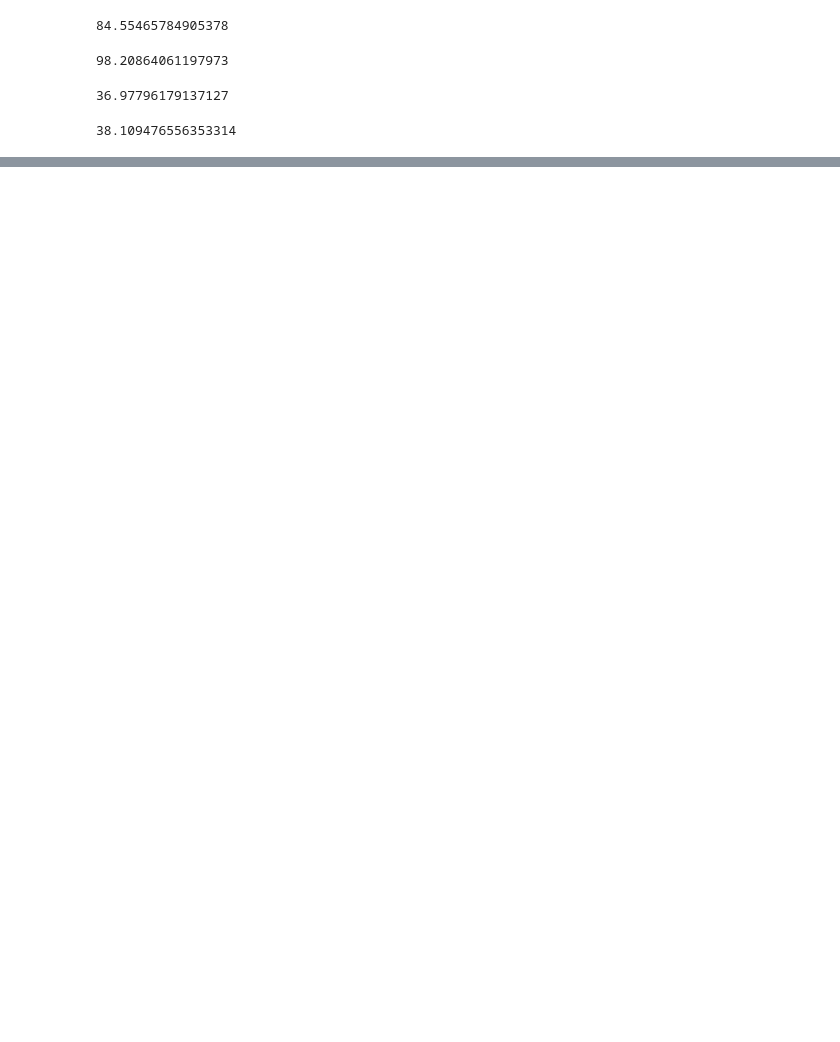
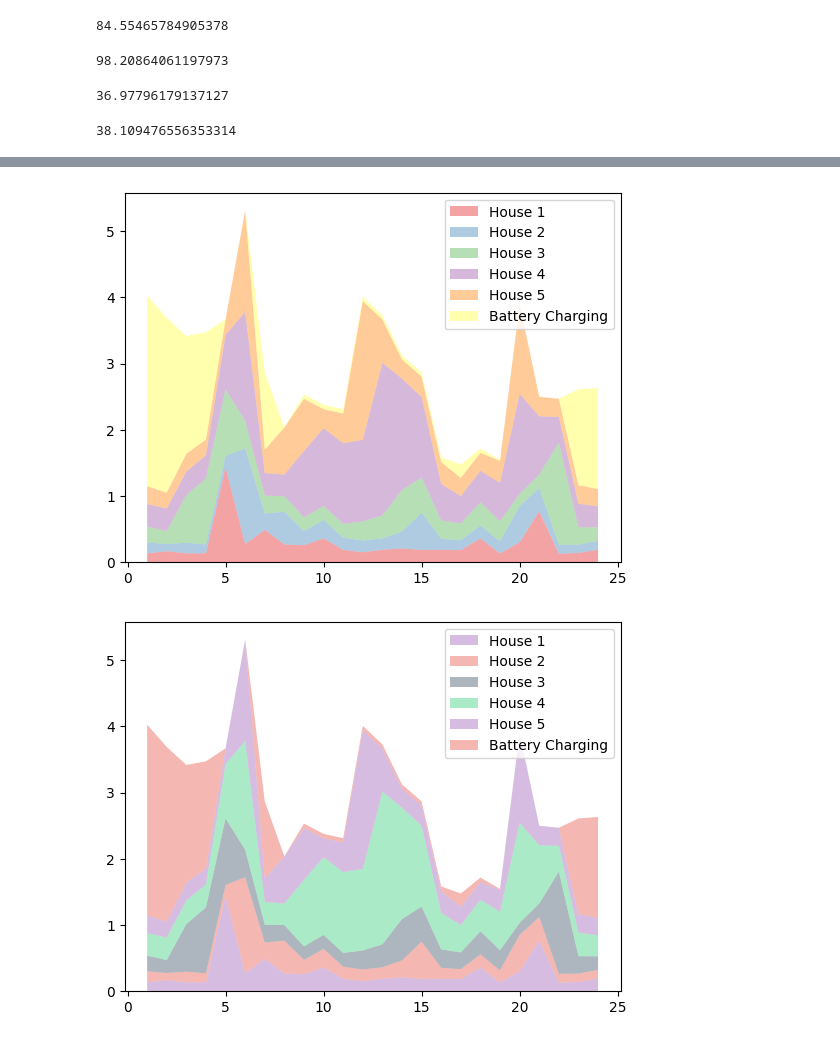
Before and after one commit to feelab-info/PROCSIM_ECs_Simulation_Scenarios, a Jupyter notebook: paper_experiments/Experiment2_EC_Optimization.ipynb, the cells around one changed output, grey strips where cells are left out. Drawn from its saved outputs; the diff is of its cells as text; code cells hidden in the pictures; blank space fills up the shorter version.

```diff
--- a/paper_experiments/Experiment2_EC_Optimization.ipynb
+++ b/paper_experiments/Experiment2_EC_Optimization.ipynb
@@ -892,0 +981,18 @@ print(pv_df.loc[pv_df.Netload > 0, 'Netload'].mean() / 1000*24)
+# %%
+x = range(1,24+1)
+y = [loadLimit[:, :, 0][0, :][:24], loadLimit[:, :, 0][1, :][:24], loadLimit[:, :, 0][2, :][:24], loadLimit[:, :, 0][3, :][:24], loadLimit[:, :, 0][4, :][:24], stor_ch_power.iloc[0][:24]]
+
+# use a known color palette
+pal = sns.color_palette("Set1")
+plt.stackplot(x,y, labels=['House 1','House 2','House 3', 'House 4', 'House 5', 'Battery Charging'], colors=pal, alpha=0.4 )
+plt.legend(loc='upper right')
+plt.show()
+
+# create your palette
+pal = ["#9b59b6", "#e74c3c", "#34495e", "#2ecc71"]
+plt.stackplot(x,y, labels=['House 1','House 2','House 3', 'House 4', 'House 5', 'Battery Charging'], colors=pal, alpha=0.4 )
+plt.legend(loc='upper right')
+plt.show()
+# %% [output]
+[figure, added]
+[figure, added]
```
Also changed, not shown: parts of 33 cells of this notebook, 1 other file.
